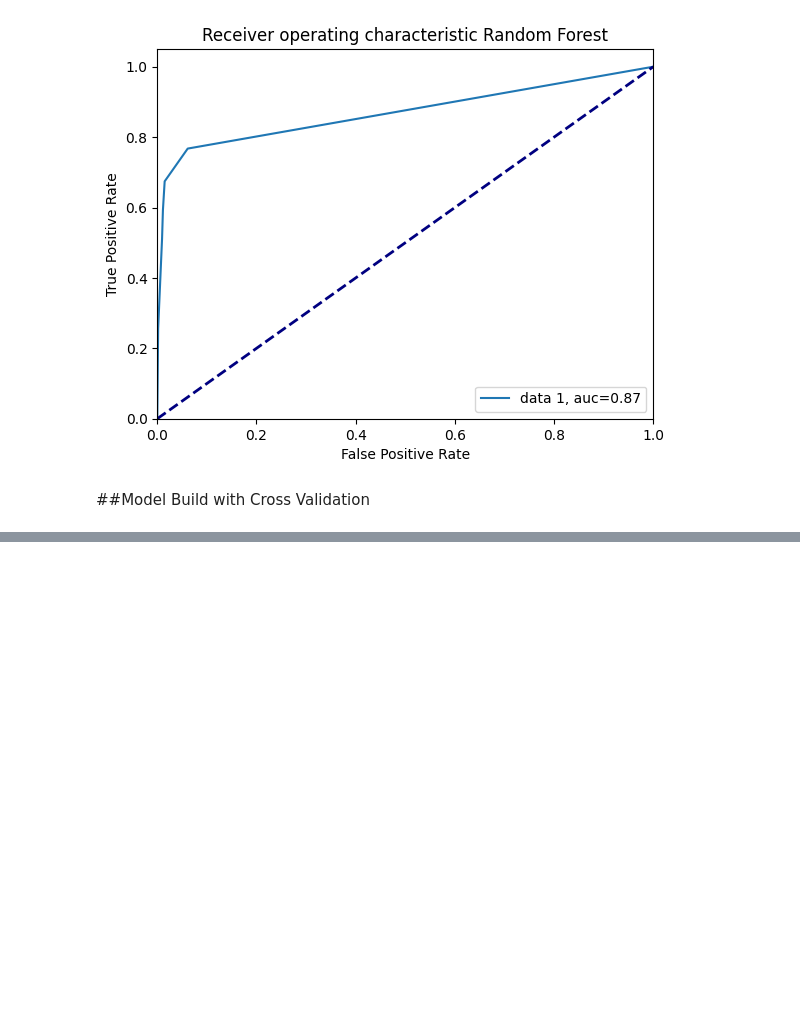
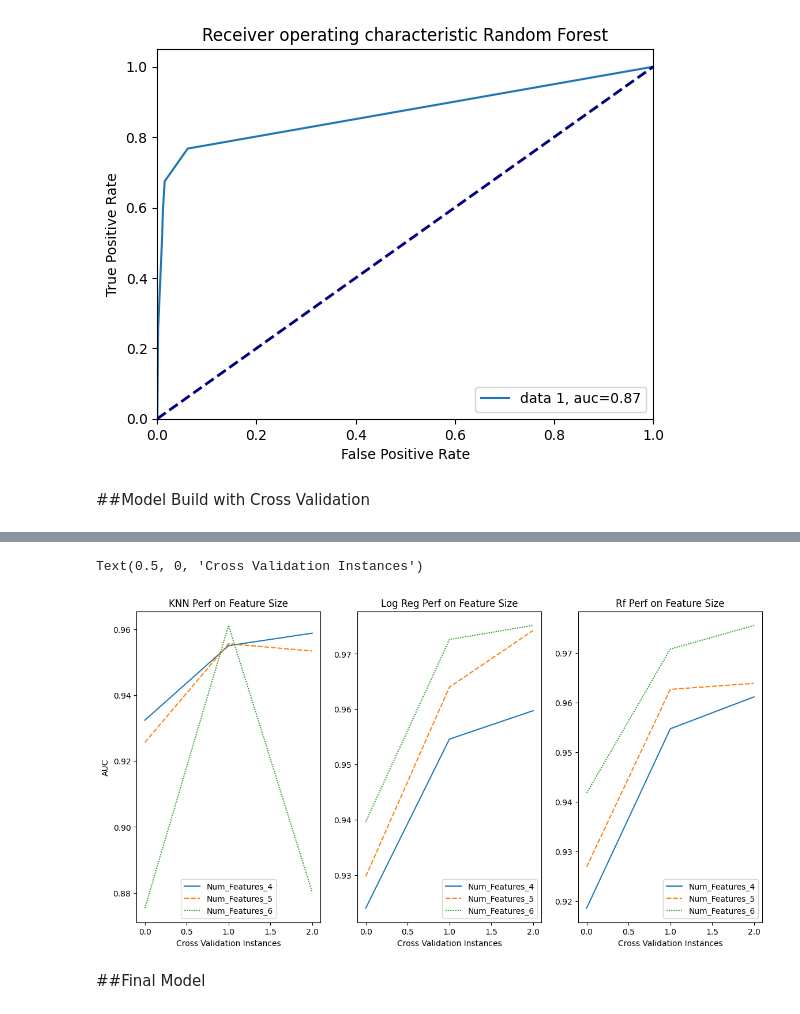
Before and after one commit to somilasthana/MachineLearningSkills, a Jupyter notebook: TideMatching.ipynb, the cells around one changed output, grey strips where cells are left out. Cells and saved outputs as stored; diff of their text form; code cells hidden in the pictures; blank space fills up the shorter version.

```diff
--- a/TideMatching.ipynb
+++ b/TideMatching.ipynb
@@ -1121,0 +1171,33 @@ sns.relplot(data=logreg_model_metric['cross_valid_df'][2],
+# %%
+knn_feature_perf = pd.DataFrame(data = {"Num_Features_4": [m.auc_score for m in knn_model_metric[0]],
+                                          "Num_Features_5": [m.auc_score for m in knn_model_metric[1]],
+                                          "Num_Features_6": [m.auc_score for m in knn_model_metric[2]]
+                                          })
+
+log_reg_feature_perf = pd.DataFrame(data = {"Num_Features_4": [m.auc_score for m in logreg_model_metric[0]],
+                                          "Num_Features_5": [m.auc_score for m in logreg_model_metric[1]],
+                                          "Num_Features_6": [m.auc_score for m in logreg_model_metric[2]]
+                                          })
+rf_feature_perf = pd.DataFrame(data = {"Num_Features_4": [m.auc_score for m in rf_model_metric[0]],
+                                          "Num_Features_5": [m.auc_score for m in rf_model_metric[1]],
+                                          "Num_Features_6": [m.auc_score for m in rf_model_metric[2]]
+                                          })
+# %%
+fig, axs = plt.subplots(ncols = 3, figsize=(14,7))
+sns.lineplot(data=knn_feature_perf, ax=axs[0])
+axs[0].set_title("KNN Perf on Feature Size")
+axs[0].set_xlabel('Cross Validation Instances')
+axs[0].set_ylabel("AUC")
+
+sns.lineplot(data=log_reg_feature_perf, ax=axs[1])
+axs[1].set_title("Log Reg Perf on Feature Size")
+axs[1].set_xlabel('Cross Validation Instances')
+
+sns.lineplot(data=rf_feature_perf, ax=axs[2])
+axs[2].set_title("Rf Perf on Feature Size")
+axs[2].set_xlabel('Cross Validation Instances')
+# %% [output]
+Text(0.5, 0, 'Cross Validation Instances')
+[figure, added]
+# %% [markdown]
+##Final Model
```
Also changed, not shown: parts of 52 cells of this notebook.
